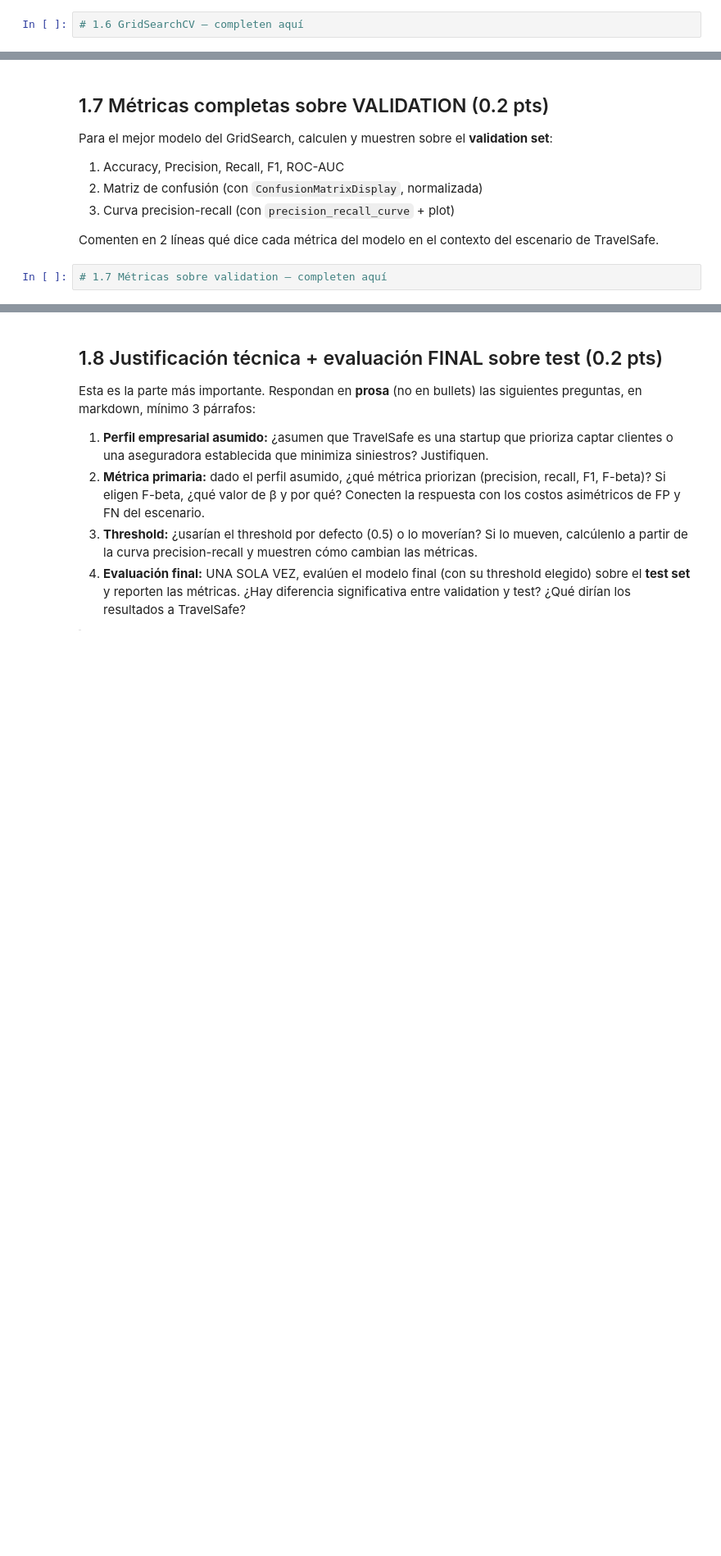
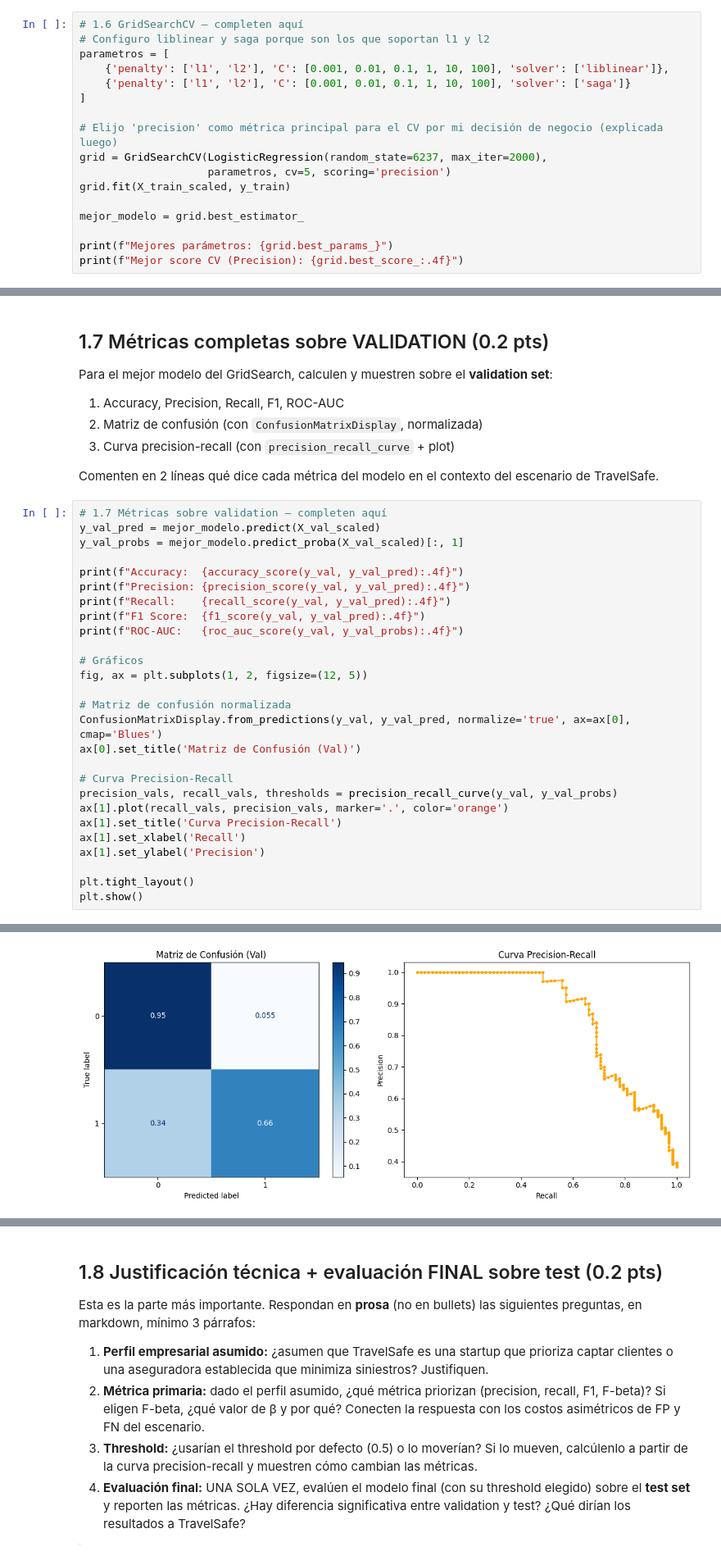
Before and after one commit to Jquishpeq923/Machine-Learning-6-SIN-A-Mar-Jul-2026, a Jupyter notebook: evaluacion_titanic.ipynb, the cells around one changed output, grey strips where cells are left out. Shown at 82% size. Saved outputs shown, nothing was run; the diff lists cells and outputs as text; blank space fills up the shorter version.

```diff
--- a/evaluacion_titanic.ipynb
+++ b/evaluacion_titanic.ipynb
@@ -235,3 +267,18 @@ Reporten:
 > Justifiquen brevemente qué `scoring` eligieron para el GridSearch y por qué (NO acepten el default sin pensarlo).
 # %%
 # 1.6 GridSearchCV — completen aquí
+# Configuro liblinear y saga porque son los que soportan l1 y l2
+parametros = [
+    {'penalty': ['l1', 'l2'], 'C': [0.001, 0.01, 0.1, 1, 10, 100], 'solver': ['liblinear']},
+    {'penalty': ['l1', 'l2'], 'C': [0.001, 0.01, 0.1, 1, 10, 100], 'solver': ['saga']}
+]
+
+# Elijo 'precision' como métrica principal para el CV por mi decisión de negocio (explicada luego)
+grid = GridSearchCV(LogisticRegression(random_state=6237, max_iter=2000),
+                    parametros, cv=5, scoring='precision')
+grid.fit(X_train_scaled, y_train)
+
+mejor_modelo = grid.best_estimator_
+
+print(f"Mejores parámetros: {grid.best_params_}")
+print(f"Mejor score CV (Precision): {grid.best_score_:.4f}")
@@ -247,3 +299,29 @@ Para el mejor modelo del GridSearch, calculen y muestren sobre el **validation s
 Comenten en 2 líneas qué dice cada métrica del modelo en el contexto del escenario de TravelSafe.
 # %%
 # 1.7 Métricas sobre validation — completen aquí
+y_val_pred = mejor_modelo.predict(X_val_scaled)
+y_val_probs = mejor_modelo.predict_proba(X_val_scaled)[:, 1]
+
+print(f"Accuracy:  {accuracy_score(y_val, y_val_pred):.4f}")
+print(f"Precision: {precision_score(y_val, y_val_pred):.4f}")
+print(f"Recall:    {recall_score(y_val, y_val_pred):.4f}")
+print(f"F1 Score:  {f1_score(y_val, y_val_pred):.4f}")
+print(f"ROC-AUC:   {roc_auc_score(y_val, y_val_probs):.4f}")
+
+# Gráficos
+fig, ax = plt.subplots(1, 2, figsize=(12, 5))
+
+# Matriz de confusión normalizada
+ConfusionMatrixDisplay.from_predictions(y_val, y_val_pred, normalize='true', ax=ax[0], cmap='Blues')
+ax[0].set_title('Matriz de Confusión (Val)')
+
+# Curva Precision-Recall
+precision_vals, recall_vals, thresholds = precision_recall_curve(y_val, y_val_probs)
+ax[1].plot(recall_vals, precision_vals, marker='.', color='orange')
+ax[1].set_title('Curva Precision-Recall')
+ax[1].set_xlabel('Recall')
+ax[1].set_ylabel('Precision')
+
+plt.tight_layout()
+plt.show()
+# %% [output]
@@ -249,0 +333 @@ Comenten en 2 líneas qué dice cada métrica del modelo en el contexto del esce
+[figure, added]
```
Also changed, not shown: parts of 13 cells of this notebook.
